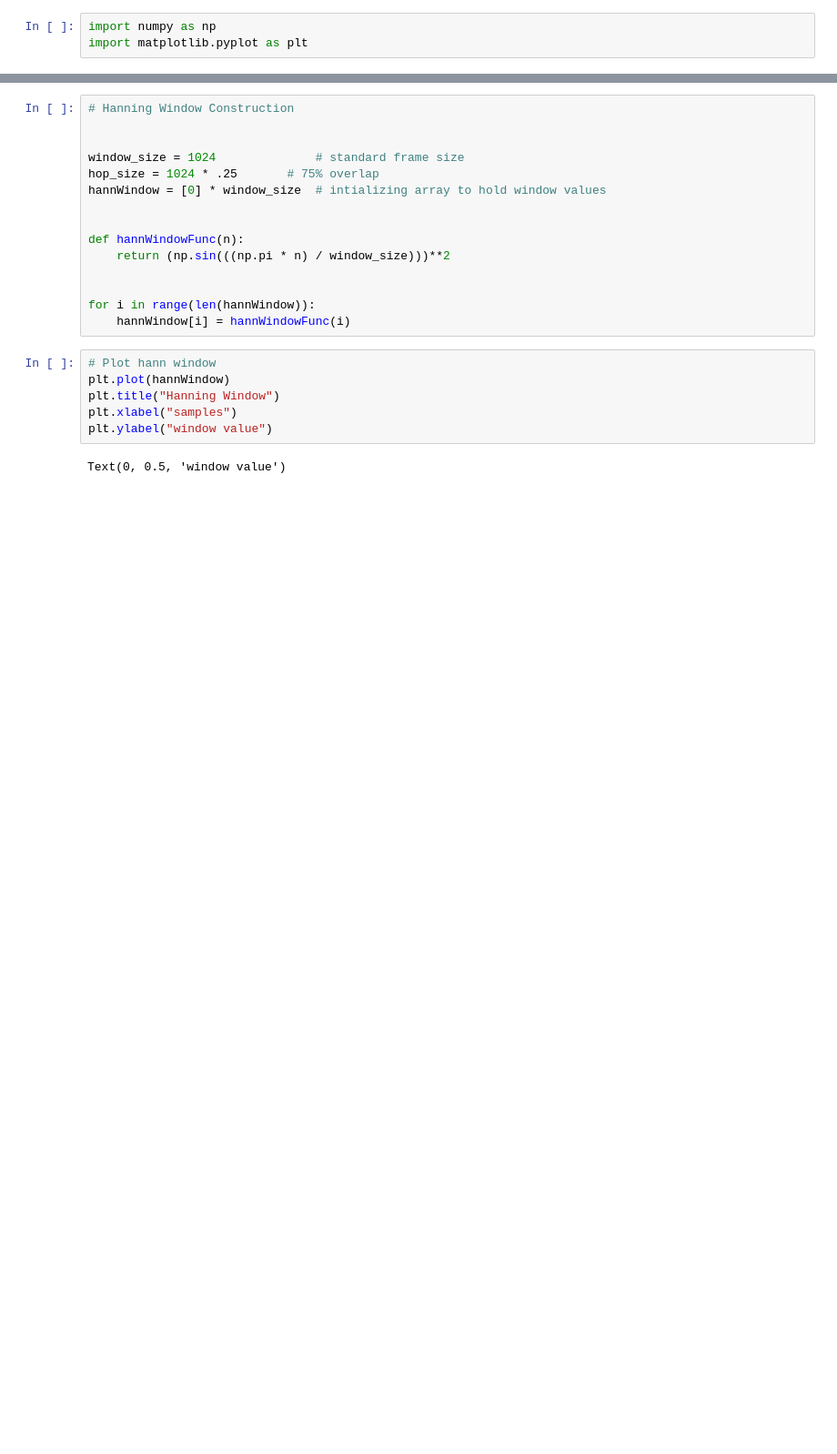
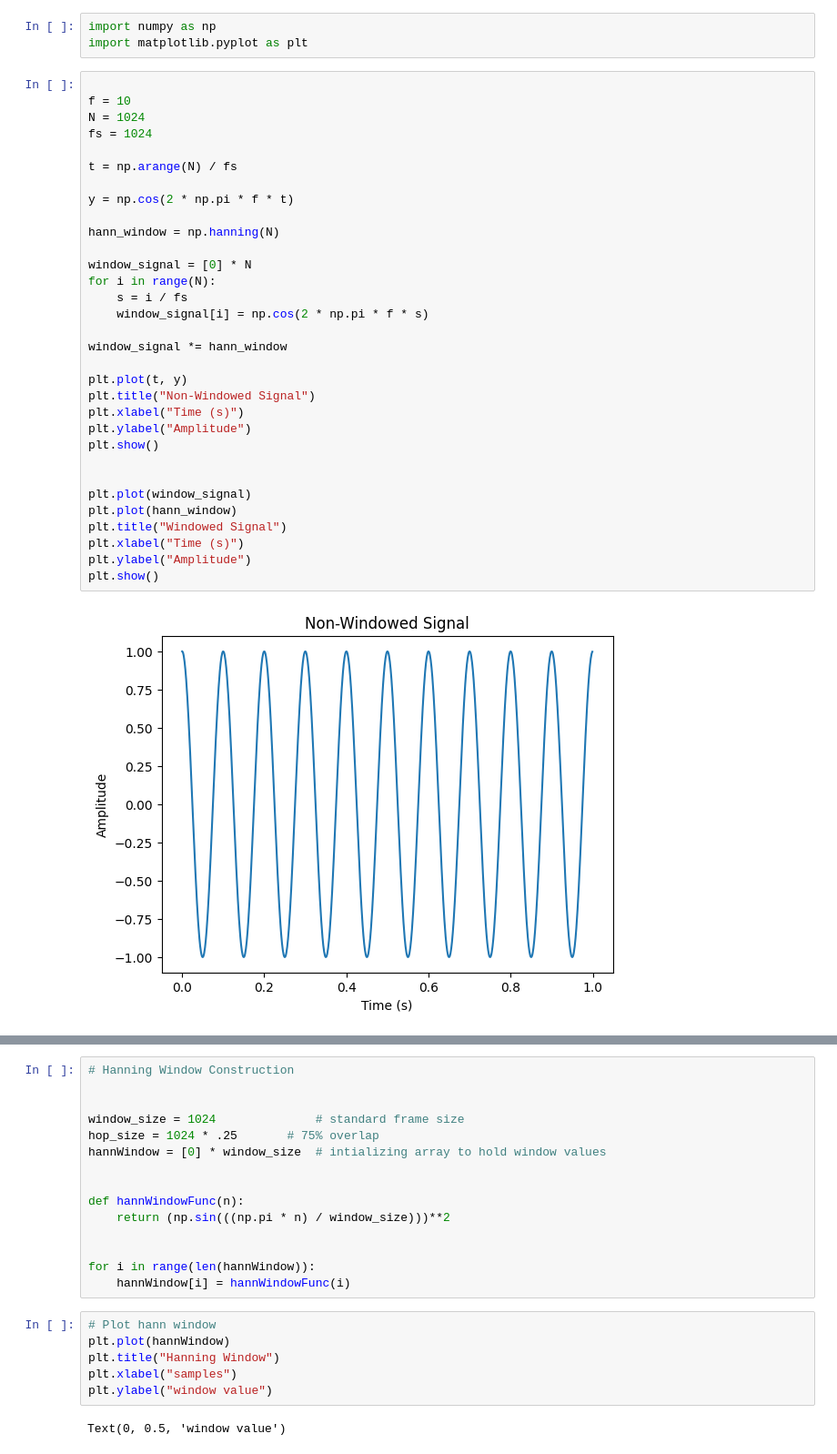
Before and after one commit to samsmith00/junior-IS, a Jupyter notebook: pythonScripts/hanningWindow.ipynb, the cells around one changed output, grey strips where cells are left out. Shown at 91% size. Cells and saved outputs as stored; diff of their text form; blank space fills up the shorter version.

```diff
--- a/pythonScripts/hanningWindow.ipynb
+++ b/pythonScripts/hanningWindow.ipynb
@@ -1,3 +1,37 @@
 # %%
 import numpy as np
 import matplotlib.pyplot as plt
+# %%
+
+f = 10
+N = 1024
+fs = 1024
+
+t = np.arange(N) / fs
+
+y = np.cos(2 * np.pi * f * t)
+
+hann_window = np.hanning(N)
+
+window_signal = [0] * N
+for i in range(N):
+    s = i / fs
+    window_signal[i] = np.cos(2 * np.pi * f * s)
+
+window_signal *= hann_window
+
+plt.plot(t, y)
+plt.title("Non-Windowed Signal")
+plt.xlabel("Time (s)")
+plt.ylabel("Amplitude")
+plt.show()
+
+
+plt.plot(window_signal)
+plt.plot(hann_window)
+plt.title("Windowed Signal")
+plt.xlabel("Time (s)")
+plt.ylabel("Amplitude")
+plt.show()
+# %% [output]
+[figure, added]
```
Also changed, not shown: parts of 1 cell of this notebook, 5 other files.
